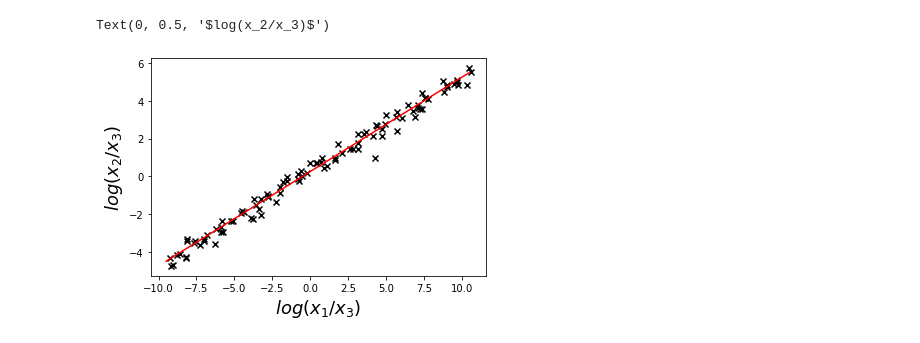
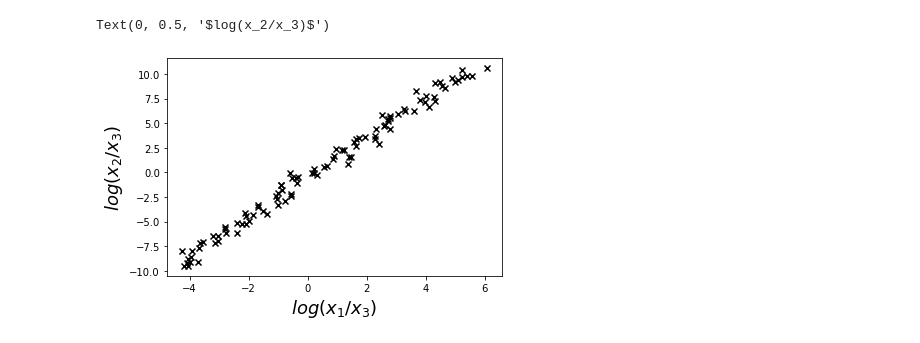
Before and after one commit to mortonjt/differential-abundance-intro, a Jupyter notebook: ipynb/alr.ipynb, the cells around one changed output. Saved outputs shown, nothing was run; the diff lists cells and outputs as text; code cells hidden in the pictures.

```diff
--- a/ipynb/alr.ipynb
+++ b/ipynb/alr.ipynb
@@ -81,0 +91,2 @@ plt.tight_layout()
+# %%
+x, t = sim2()
@@ -82,8 +120,9 @@ plt.tight_layout()
+# %%
+alrx = alr(x)
 # %%
-plt.scatter(x1, x2, marker='x', c='k')
-plt.plot(y1, y2, c='r')
+plt.scatter(alrx[:, 0], alrx[:, 1], marker='x', c='k')
 plt.xlabel('$log(x_1/x_3)$', fontsize=18)
 plt.ylabel('$log(x_2/x_3)$', fontsize=18)
 # %% [output]
 Text(0, 0.5, '$log(x_2/x_3)$')
-[figure, old version]
+[figure, new version]
```
Also changed, not shown: parts of 27 cells of this notebook, 2 other files.
